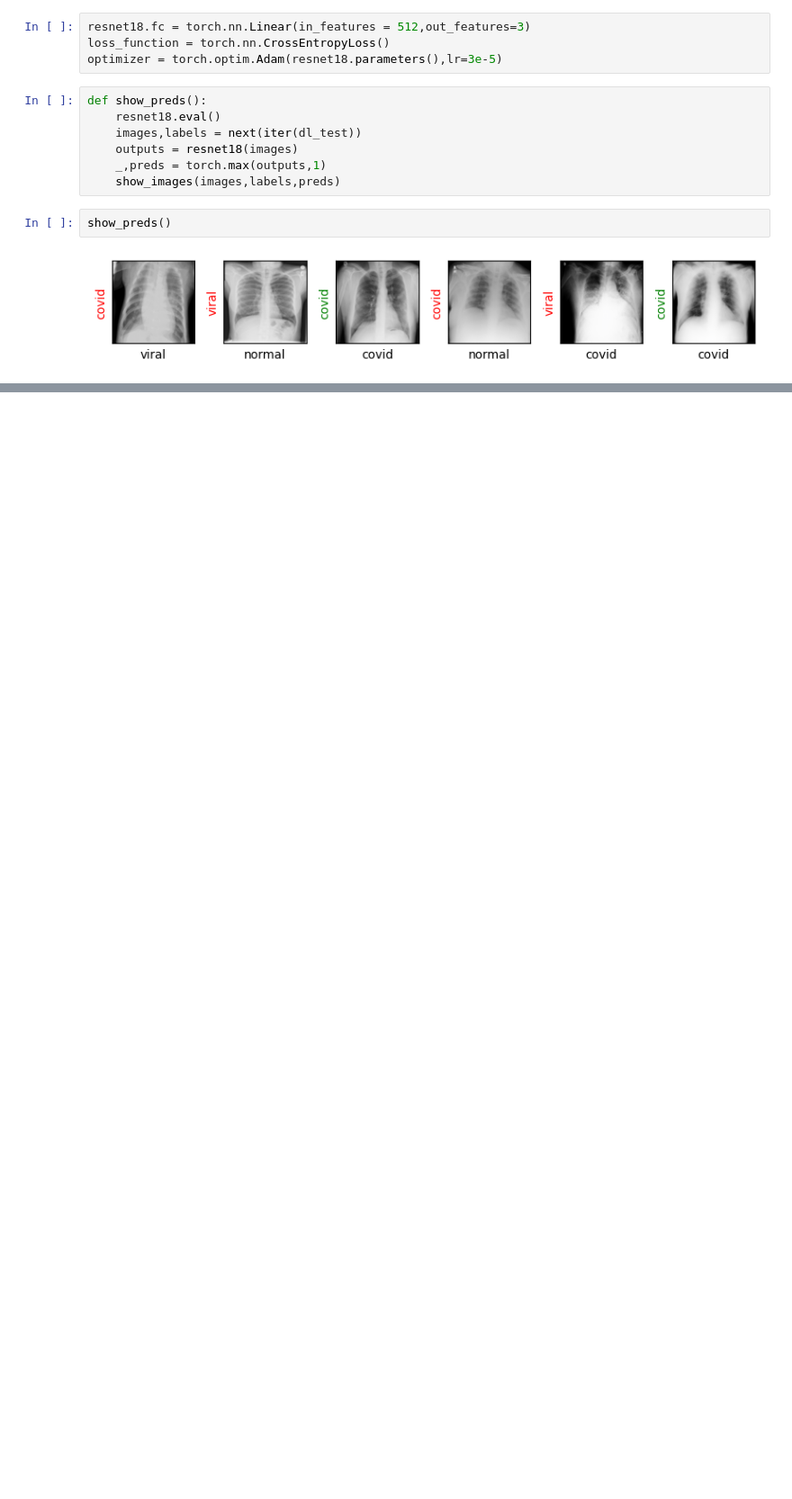
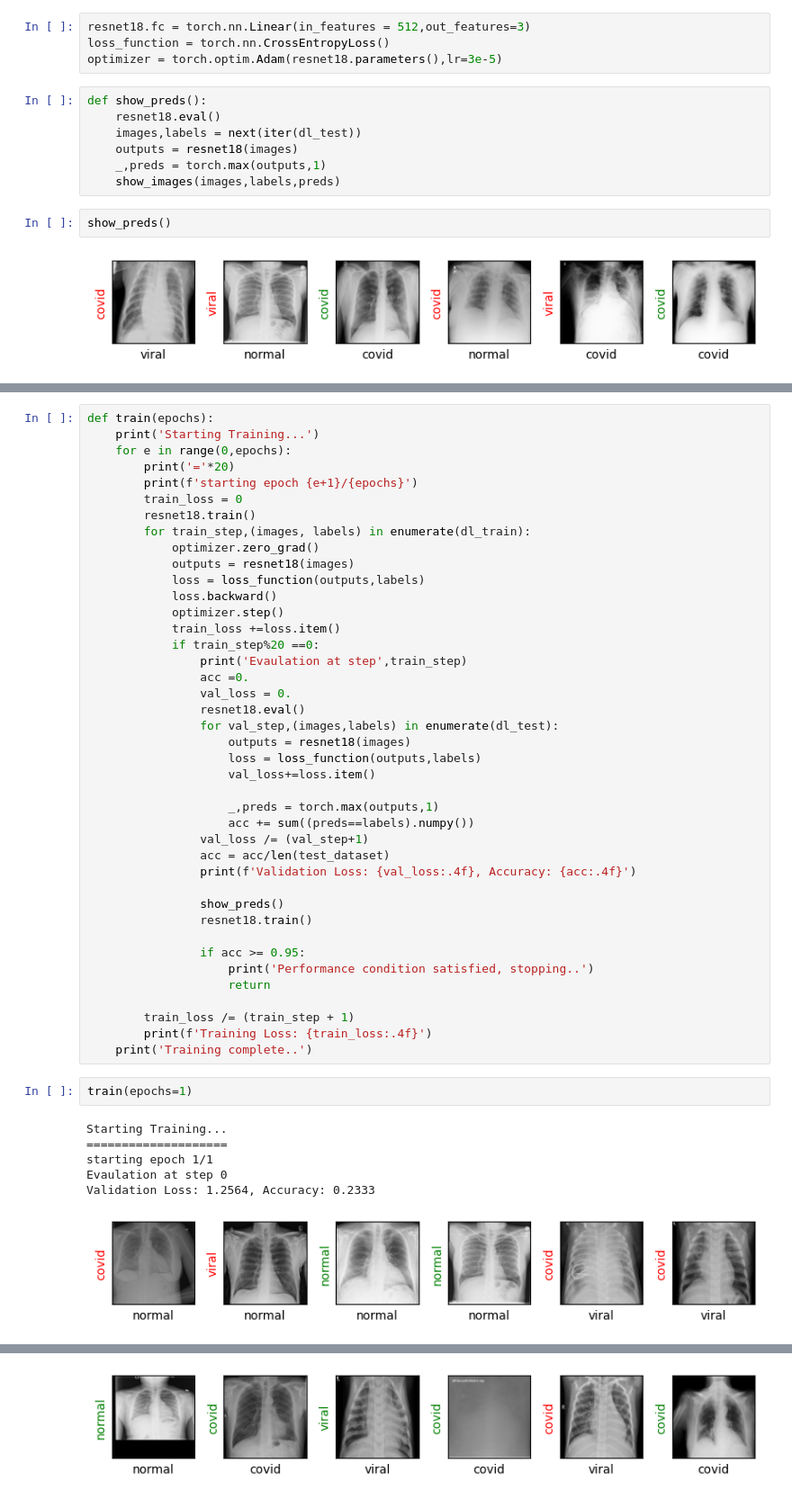
Before and after one commit to Pratyushs411/COVID-19_detection, a Jupyter notebook: main.ipynb, the cells around one changed output, grey strips where cells are left out. Shown at 90% size. Cells and saved outputs as stored; diff of their text form; blank space fills up the shorter version.

Commit message:
training model

```diff
--- a/main.ipynb
+++ b/main.ipynb
@@ -251,0 +254,50 @@ show_preds()
+# %%
+def train(epochs):
+    print('Starting Training...')
+    for e in range(0,epochs):
+        print('='*20)
+        print(f'starting epoch {e+1}/{epochs}')
+        train_loss = 0
+        resnet18.train()
+        for train_step,(images, labels) in enumerate(dl_train):
+            optimizer.zero_grad()
+            outputs = resnet18(images)
+            loss = loss_function(outputs,labels)
+            loss.backward()
+            optimizer.step()
+            train_loss +=loss.item()
+            if train_step%20 ==0:
+                print('Evaulation at step',train_step)
+                acc =0.
+                val_loss = 0.
+                resnet18.eval()
+                for val_step,(images,labels) in enumerate(dl_test):
+                    outputs = resnet18(images)
+                    loss = loss_function(outputs,labels)
+                    val_loss+=loss.item()
+
+                    _,preds = torch.max(outputs,1)
+                    acc += sum((preds==labels).numpy())
+                val_loss /= (val_step+1)
+                acc = acc/len(test_dataset)
+                print(f'Validation Loss: {val_loss:.4f}, Accuracy: {acc:.4f}')
+
+                show_preds()
+                resnet18.train()
+
+                if acc >= 0.95:
+                    print('Performance condition satisfied, stopping..')
+                    return
+
+        train_loss /= (train_step + 1)
+        print(f'Training Loss: {train_loss:.4f}')
+    print('Training complete..')
+# %%
+train(epochs=1)
+# %% [output]
+Starting Training...
+====================
+starting epoch 1/1
+Evaulation at step 0
+Validation Loss: 1.2564, Accuracy: 0.2333
+[figure, added]
@@ -251,0 +306 @@ show_preds()
+[figure, added]
```
Also changed, not shown: parts of 2 cells of this notebook.
